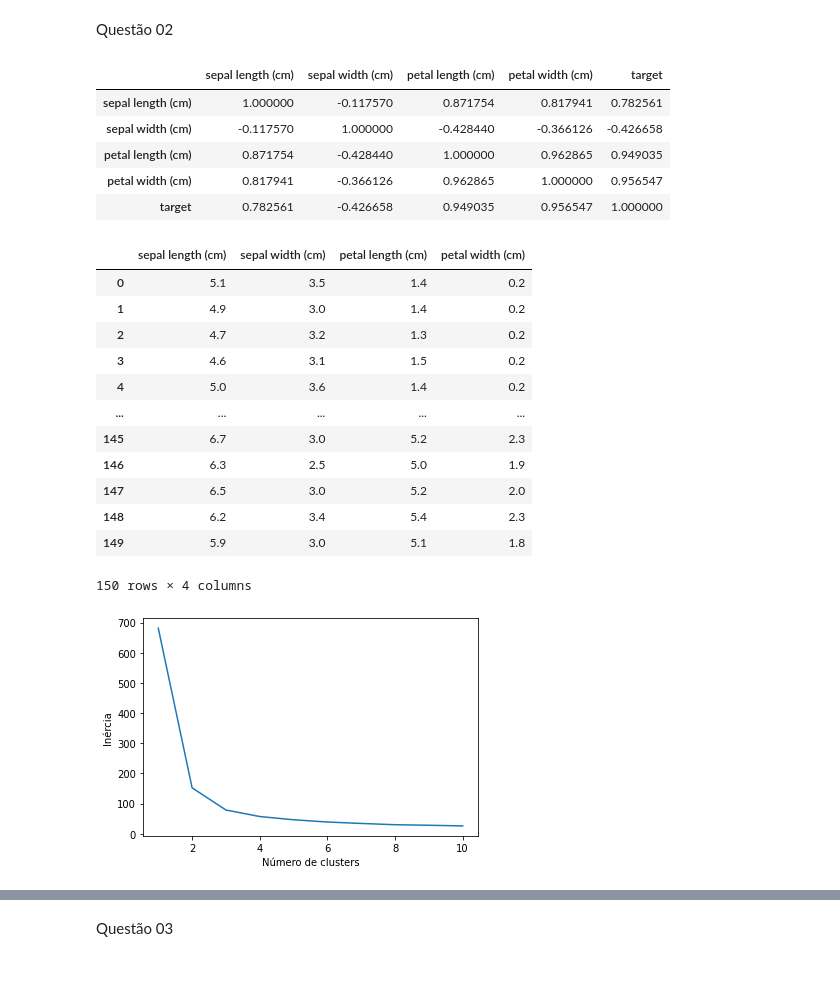
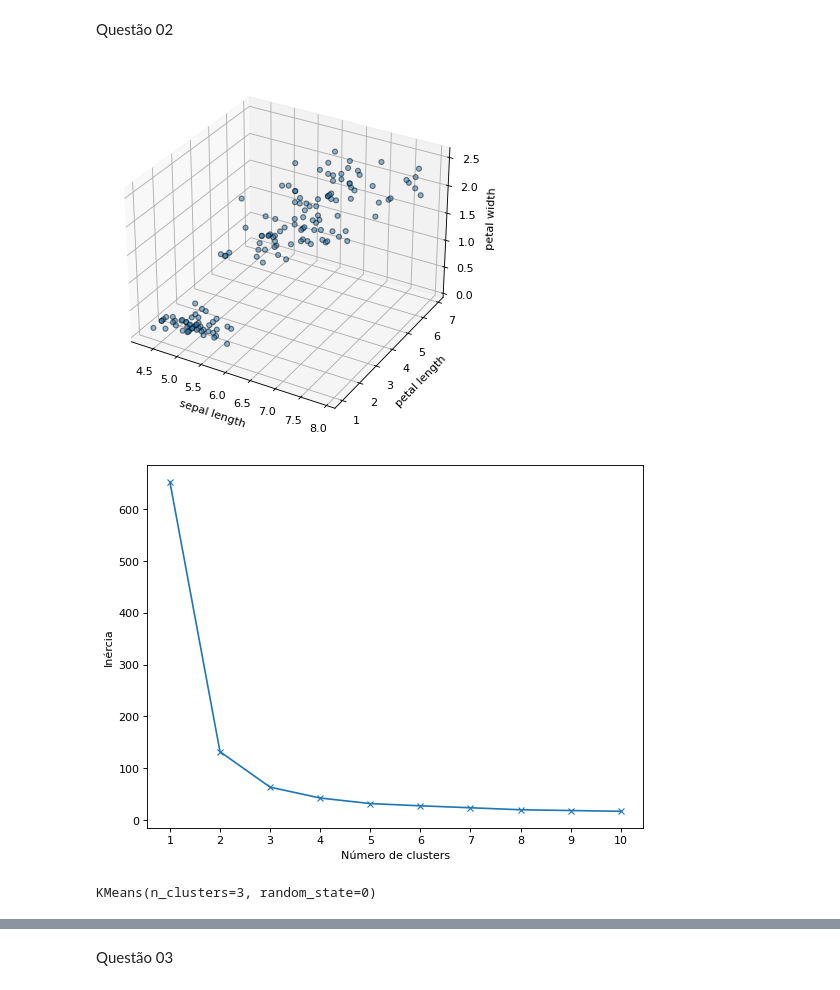
Before and after one commit to ricardomarra/machine-learning, a Jupyter notebook: lista de exercícios 03/códigos_lista_03.ipynb, the cells around one changed output, grey strips where cells are left out. Cells and saved outputs as stored; diff of their text form; code cells hidden in the pictures.

```diff
--- a/lista de exercícios 03/códigos_lista_03.ipynb
+++ b/lista de exercícios 03/códigos_lista_03.ipynb
@@ -131,28 +130,5 @@ from sklearn.cluster import KMeans
 data = load_iris()
 # %%
 X = pd.DataFrame(data['data'], columns = data['feature_names'])
+X.drop(columns = 'sepal width (cm)', inplace = True)
+y = pd.DataFrame(data['target'], columns = ['target'])
-# %%
-pd.concat([X, y], axis = 1).corr()
-# %% [output]
-|  | sepal length (cm) | sepal width (cm) | petal length (cm) | petal width (cm) | target |
-| sepal length (cm) | 1.000000 | -0.117570 | 0.871754 | 0.817941 | 0.782561 |
-| sepal width (cm) | -0.117570 | 1.000000 | -0.428440 | -0.366126 | -0.426658 |
-| petal length (cm) | 0.871754 | -0.428440 | 1.000000 | 0.962865 | 0.949035 |
-| petal width (cm) | 0.817941 | -0.366126 | 0.962865 | 1.000000 | 0.956547 |
-| target | 0.782561 | -0.426658 | 0.949035 | 0.956547 | 1.000000 |
-# %%
-X
-# %% [output]
-|  | sepal length (cm) | sepal width (cm) | petal length (cm) | petal width (cm) |
-| 0 | 5.1 | 3.5 | 1.4 | 0.2 |
-| 1 | 4.9 | 3.0 | 1.4 | 0.2 |
-| 2 | 4.7 | 3.2 | 1.3 | 0.2 |
-| 3 | 4.6 | 3.1 | 1.5 | 0.2 |
-| 4 | 5.0 | 3.6 | 1.4 | 0.2 |
-| ... | ... | ... | ... | ... |
-| 145 | 6.7 | 3.0 | 5.2 | 2.3 |
-| 146 | 6.3 | 2.5 | 5.0 | 1.9 |
-| 147 | 6.5 | 3.0 | 5.2 | 2.0 |
-| 148 | 6.2 | 3.4 | 5.4 | 2.3 |
-| 149 | 5.9 | 3.0 | 5.1 | 1.8 |
-150 rows × 4 columns
@@ -161,5 +135,20 @@ y = pd.DataFrame(data['target'], columns = ['target'])
 # %%
 mapping = {i : data['target_names'][i] for i in range(y['target'].max() + 1)}
+# %%
+fig = plt.figure()
+fig.set_size_inches(8,6)
+fig.set_dpi(80)
+ax = fig.add_subplot(projection = '3d')
+ax.scatter(X['sepal length (cm)'], X['petal length (cm)'], X['petal width (cm)'], alpha = 0.5, edgecolor= 'k')
+
+ax.set_xlabel('sepal length')
+ax.set_ylabel('petal length')
+ax.set_zlabel('petal width')
+
+plt.savefig('images/plotq2a')
+plt.show()
+# %% [output]
+[figure, added]
 # %%
 clusters = range(1, 11)
 inertia = {}
@@ -170,10 +159,20 @@ for k in clusters:
     model.fit(X)
 
     inertia[k] = model.inertia_
+
+fig = plt.figure()
+fig.set_size_inches(8,6)
+fig.set_dpi(80)
+plt.plot(inertia.keys(), inertia.values(), 'x-')
+plt.xlabel('Número de clusters')
+plt.ylabel('Inércia')
+plt.xticks(range(1,11))
+plt.savefig('images/plotq2b')
+plt.show()
+# %% [output]
+[figure, added]
-# %%
-plt.plot(inertia.keys(), inertia.values())
-plt.xlabel('Número de clusters')
-plt.ylabel('Inércia')
-plt.show()
-# %% [output]
-[figure, removed]
+# %%
+best_model = KMeans(n_clusters = 3, random_state = 0)
+best_model.fit(X)
+# %% [output]
+KMeans(n_clusters=3, random_state=0)
```
Also changed, not shown: parts of 5 cells of this notebook, 1 other file.
